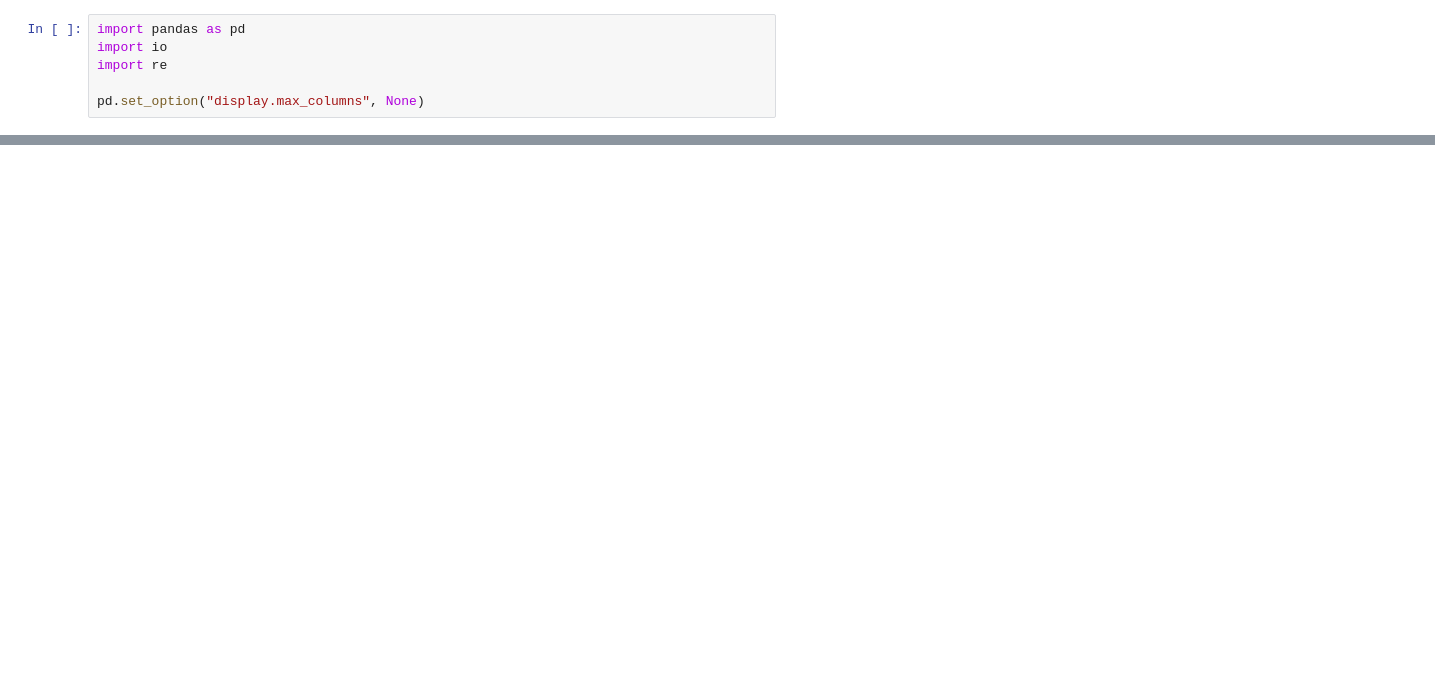
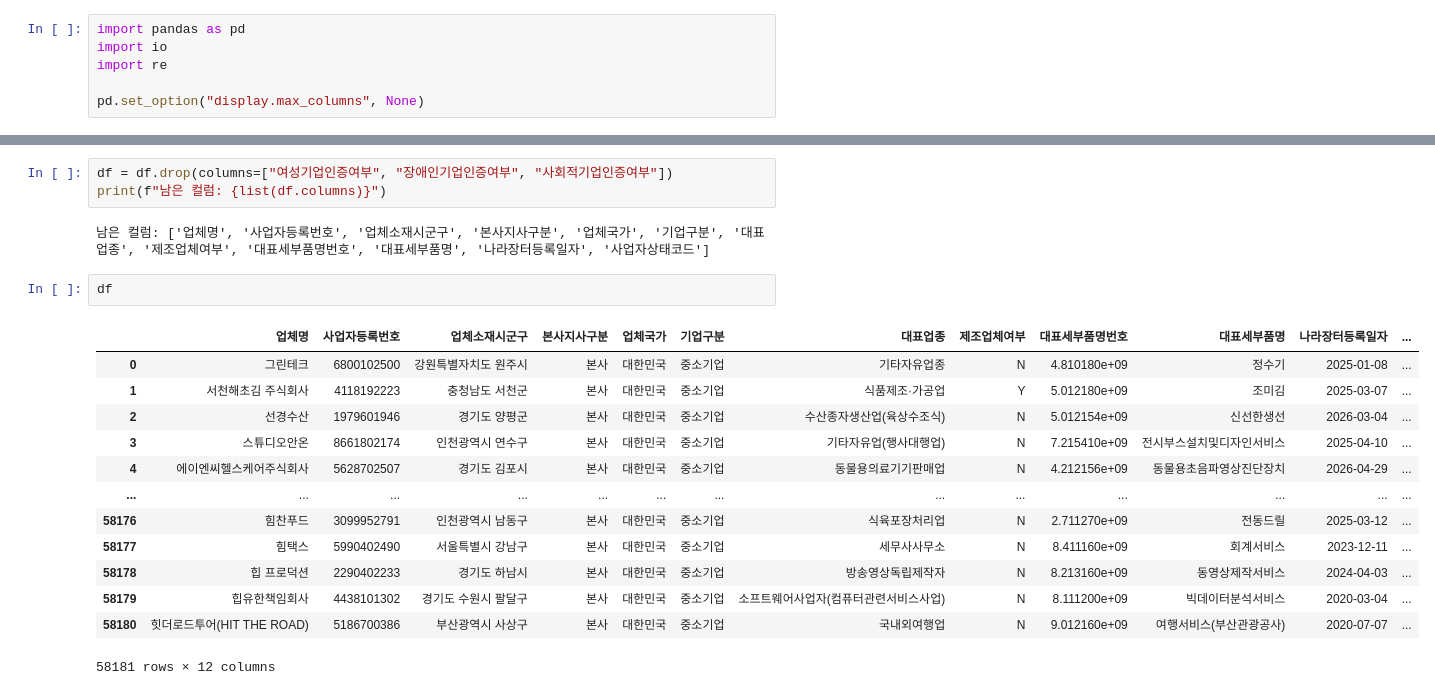
Before and after one commit to SKNETWORKS-FAMILY-AICAMP/SKN31-FINAL-3Team, a Jupyter notebook: dataset_preprocessing/preprocess_vendor_csv_1.ipynb, the cells around one changed output, grey strips where cells are left out. Cells and saved outputs as stored; diff of their text form; blank space fills up the shorter version.

```diff
--- a/dataset_preprocessing/preprocess_vendor_csv_1.ipynb
+++ b/dataset_preprocessing/preprocess_vendor_csv_1.ipynb
@@ -138,0 +236,21 @@ print("'vendors_preprocessed.csv' 저장 완료 — 다음 단계: Postgres(pgve
+# %%
+df = df.drop(columns=["여성기업인증여부", "장애인기업인증여부", "사회적기업인증여부"])
+print(f"남은 컬럼: {list(df.columns)}")
+# %% [output]
+남은 컬럼: ['업체명', '사업자등록번호', '업체소재시군구', '본사지사구분', '업체국가', '기업구분', '대표업종', '제조업체여부', '대표세부품명번호', '대표세부품명', '나라장터등록일자', '사업자상태코드']
+# %%
+df
+# %% [output]
+|  | 업체명 | 사업자등록번호 | 업체소재시군구 | 본사지사구분 | 업체국가 | 기업구분 | 대표업종 | 제조업체여부 | 대표세부품명번호 | 대표세부품명 | 나라장터등록일자 | ... |
+| 0 | 그린테크 | 6800102500 | 강원특별자치도 원주시 | 본사 | 대한민국 | 중소기업 | 기타자유업종 | N | 4.810180e+09 | 정수기 | 2025-01-08 | ... |
+| 1 | 서천해초김 주식회사 | 4118192223 | 충청남도 서천군 | 본사 | 대한민국 | 중소기업 | 식품제조·가공업 | Y | 5.012180e+09 | 조미김 | 2025-03-07 | ... |
+| 2 | 선경수산 | 1979601946 | 경기도 양평군 | 본사 | 대한민국 | 중소기업 | 수산종자생산업(육상수조식) | N | 5.012154e+09 | 신선한생선 | 2026-03-04 | ... |
+| 3 | 스튜디오안온 | 8661802174 | 인천광역시 연수구 | 본사 | 대한민국 | 중소기업 | 기타자유업(행사대행업) | N | 7.215410e+09 | 전시부스설치및디자인서비스 | 2025-04-10 | ... |
+| 4 | 에이엔씨헬스케어주식회사 | 5628702507 | 경기도 김포시 | 본사 | 대한민국 | 중소기업 | 동물용의료기기판매업 | N | 4.212156e+09 | 동물용초음파영상진단장치 | 2026-04-29 | ... |
+| ... | ... | ... | ... | ... | ... | ... | ... | ... | ... | ... | ... | ... |
+| 58176 | 힘찬푸드 | 3099952791 | 인천광역시 남동구 | 본사 | 대한민국 | 중소기업 | 식육포장처리업 | N | 2.711270e+09 | 전동드릴 | 2025-03-12 | ... |
+| 58177 | 힘택스 | 5990402490 | 서울특별시 강남구 | 본사 | 대한민국 | 중소기업 | 세무사사무소 | N | 8.411160e+09 | 회계서비스 | 2023-12-11 | ... |
+| 58178 | 힙 프로덕션 | 2290402233 | 경기도 하남시 | 본사 | 대한민국 | 중소기업 | 방송영상독립제작자 | N | 8.213160e+09 | 동영상제작서비스 | 2024-04-03 | ... |
+| 58179 | 힙유한책임회사 | 4438101302 | 경기도 수원시 팔달구 | 본사 | 대한민국 | 중소기업 | 소프트웨어사업자(컴퓨터관련서비스사업) | N | 8.111200e+09 | 빅데이터분석서비스 | 2020-03-04 | ... |
+| 58180 | 힛더로드투어(HIT THE ROAD) | 5186700386 | 부산광역시 사상구 | 본사 | 대한민국 | 중소기업 | 국내외여행업 | N | 9.012160e+09 | 여행서비스(부산관광공사) | 2020-07-07 | ... |
+58181 rows × 12 columns
```
Also changed, not shown: parts of 34 cells of this notebook.
